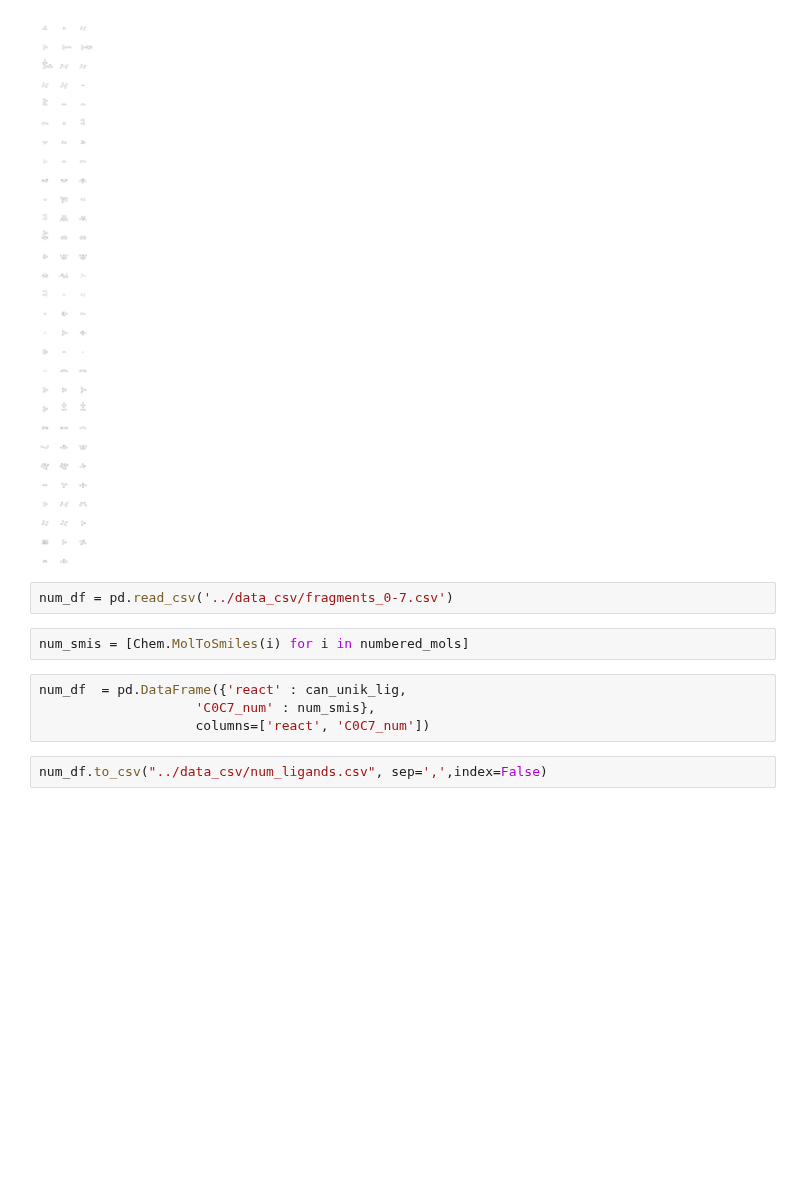
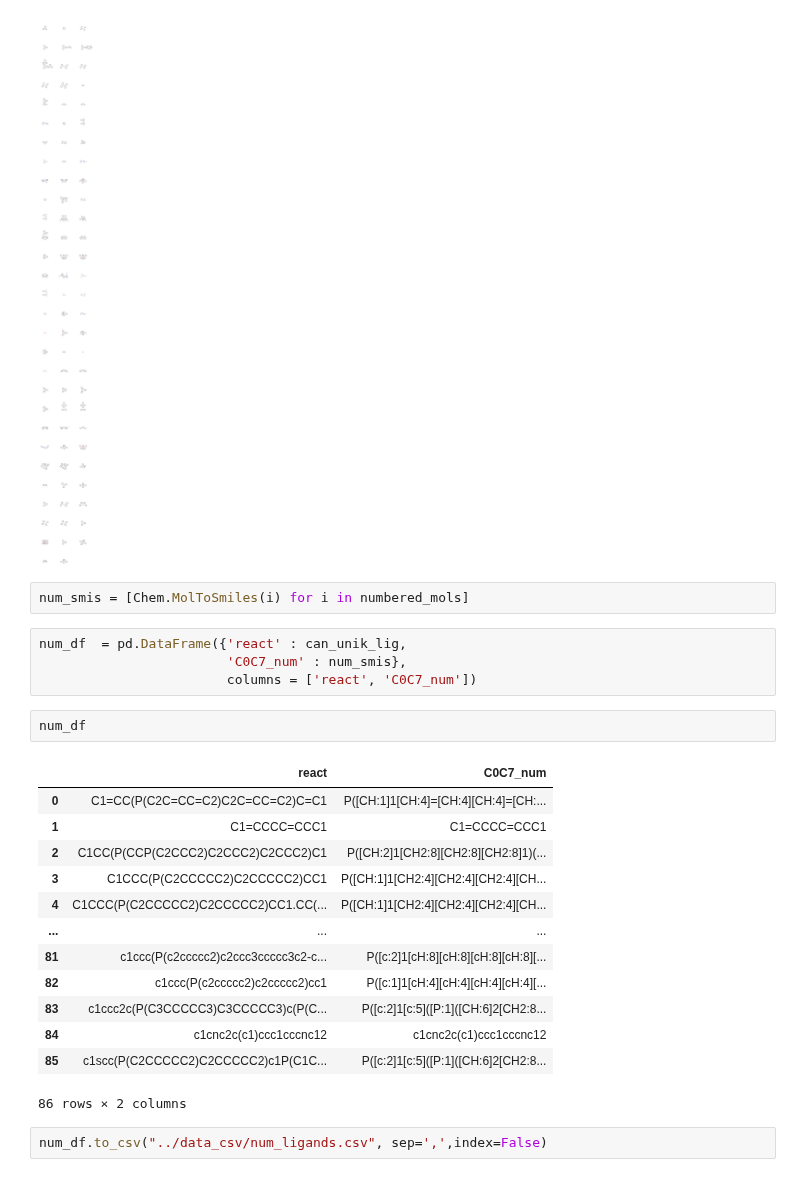
Before and after one commit to truejulosdu13/NiCOlit, a Jupyter notebook: notebooks/2lig_number_by_shared_atom.ipynb, the cells around one changed output. Drawn from its saved outputs; the diff is of its cells as text; blank space fills up the shorter version.

```diff
--- a/notebooks/2lig_number_by_shared_atom.ipynb
+++ b/notebooks/2lig_number_by_shared_atom.ipynb
@@ -228,14 +228,28 @@ for i, smi in enumerate(can_unik_lig):
 Chem.Draw.MolsToGridImage(numbered_mols, maxMols = 200, subImgSize=(400, 400))
 # %% [output]
 [figure]
-# %%
-num_df = pd.read_csv('../data_csv/fragments_0-7.csv')
 # %%
 num_smis = [Chem.MolToSmiles(i) for i in numbered_mols]
 # %%
 num_df  = pd.DataFrame({'react' : can_unik_lig,
-                    'C0C7_num' : num_smis},
-                    columns=['react', 'C0C7_num'])
+                        'C0C7_num' : num_smis},
+                        columns = ['react', 'C0C7_num'])
+# %%
+num_df
+# %% [output]
+|  | react | C0C7_num |
+| 0 | C1=CC(P(C2C=CC=C2)C2C=CC=C2)C=C1 | P([CH:1]1[CH:4]=[CH:4][CH:4]=[CH:... |
+| 1 | C1=CCCC=CCC1 | C1=CCCC=CCC1 |
+| 2 | C1CC(P(CCP(C2CCC2)C2CCC2)C2CCC2)C1 | P([CH:2]1[CH2:8][CH2:8][CH2:8]1)(... |
+| 3 | C1CCC(P(C2CCCCC2)C2CCCCC2)CC1 | P([CH:1]1[CH2:4][CH2:4][CH2:4][CH... |
+| 4 | C1CCC(P(C2CCCCC2)C2CCCCC2)CC1.CC(... | P([CH:1]1[CH2:4][CH2:4][CH2:4][CH... |
+| ... | ... | ... |
+| 81 | c1ccc(P(c2ccccc2)c2ccc3ccccc3c2-c... | P([c:2]1[cH:8][cH:8][cH:8][cH:8][... |
+| 82 | c1ccc(P(c2ccccc2)c2ccccc2)cc1 | P([c:1]1[cH:4][cH:4][cH:4][cH:4][... |
+| 83 | c1ccc2c(P(C3CCCCC3)C3CCCCC3)c(P(C... | P([c:2]1[c:5]([P:1]([CH:6]2[CH2:8... |
+| 84 | c1cnc2c(c1)ccc1cccnc12 | c1cnc2c(c1)ccc1cccnc12 |
+| 85 | c1scc(P(C2CCCCC2)C2CCCCC2)c1P(C1C... | P([c:2]1[c:5]([P:1]([CH:6]2[CH2:8... |
+86 rows × 2 columns
 # %%
 num_df.to_csv("../data_csv/num_ligands.csv", sep=',',index=False)
 # %%
```
Also changed, not shown: 12 other files.
